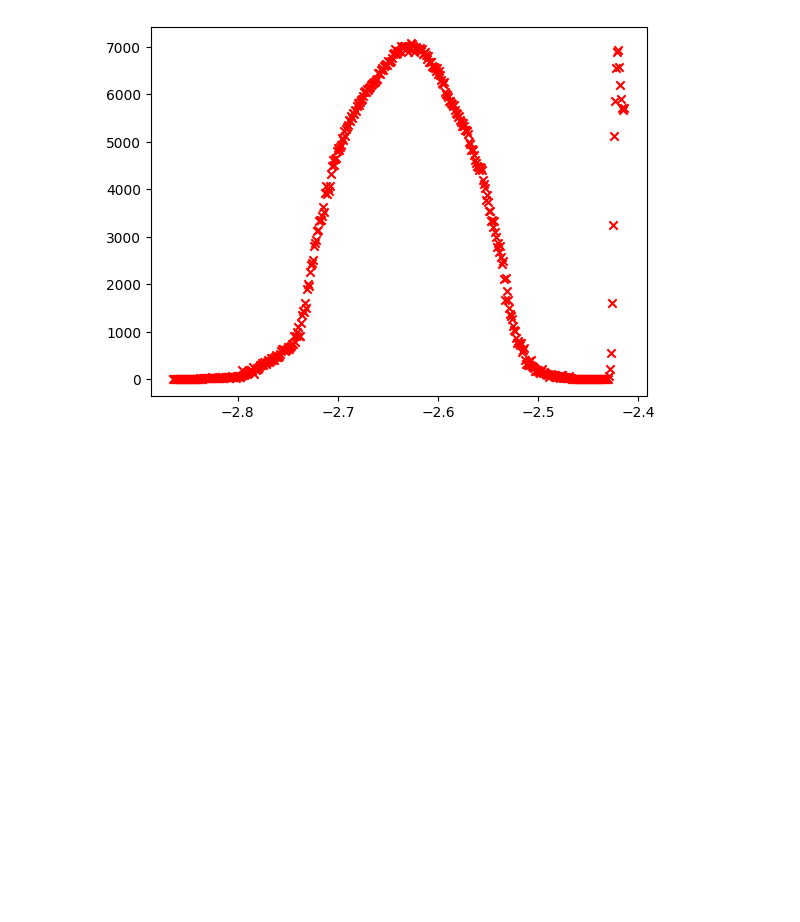
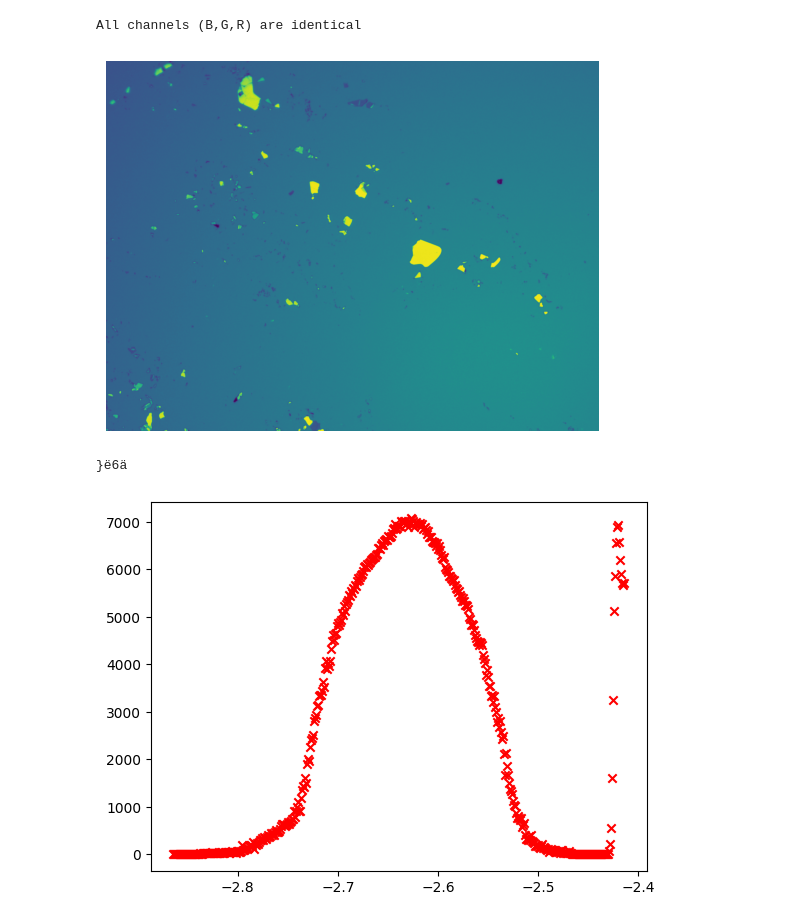
Before and after one commit to Austin4705/AutomatedTransferStation, a Jupyter notebook: CVTestingEnv/testingNotebook.ipynb, the cells around one changed output. Cells and saved outputs as stored; diff of their text form; code cells hidden in the pictures; blank space fills up the shorter version.

```diff
--- a/CVTestingEnv/testingNotebook.ipynb
+++ b/CVTestingEnv/testingNotebook.ipynb
@@ -15,6 +15,29 @@ import argparse
 import matplotlib.cm as cm
 
 from GMMDetector import MaterialDetector
+# %%
+# Create a sample numpy array
+img = np.load('camera_2_test_20250325_134847.txt.npy')
+# Check if B, G, R channels are identical
+if np.array_equal(B, G) and np.array_equal(G, R):
+    print("All channels (B,G,R) are identical")
+else:
+    print("Channels are not identical")
+B,G,R = cv2.split(img)
+
+plt.imshow(R)
+plt.axis('off')
+plt.show()
+# %% [output]
+All channels (B,G,R) are identical
+[figure, added]
+# %%
+fourcc = -466162819
+fourcc &= 0xFFFFFFFF
+fourcc_str = "".join([chr((fourcc >> 8*i) & 0xFF) for i in range(4)])
+print(fourcc_str)
+# %% [output]
+}ë6ä
 # %%
 # Create some sample data
 # data = [(-2.6496, 1540), (-2.5996, 1646), (-2.5496, 1540), (-2.4996, 1540), (-2.4495999999999998, 1516), (-2.3996, 1522), (-2.3495999999999997, 1522), (-2.2996, 1548), (-2.2496, 1548), (-2.1995999999999998, 1624), (-2.48762, 0), (-2.53762, 0), (-2.5876200000000003, 0), (-2.63762, 0), (-2.6876200000000003, 0), (-2.73762, 0), (-2.7876200000000004, 0), (-2.8376200000000003, 0), (-2.88762, 0), (-2.9376200000000003, 0), (-2.46112, 0), (-2.51112, 0), (-2.5611200000000003, 0), (-2.61112, 0), (-2.6611200000000004, 0), (-2.71112, 0), (-2.76112, 0), (-2.8111200000000003, 0), (-2.86112, 0), (-2.9111200000000004, 0), (-2.74636, 0), (-2.6963600000000003, 0), (-2.64636, 0), (-2.5963600000000002, 0), (-2.54636, 0), (-2.49636, 0), (-2.4463600000000003, 0), (-2.39636, 0), (-2.3463600000000002, 0), (-2.29636, 0)]
```
Also changed, not shown: 23 other files.
